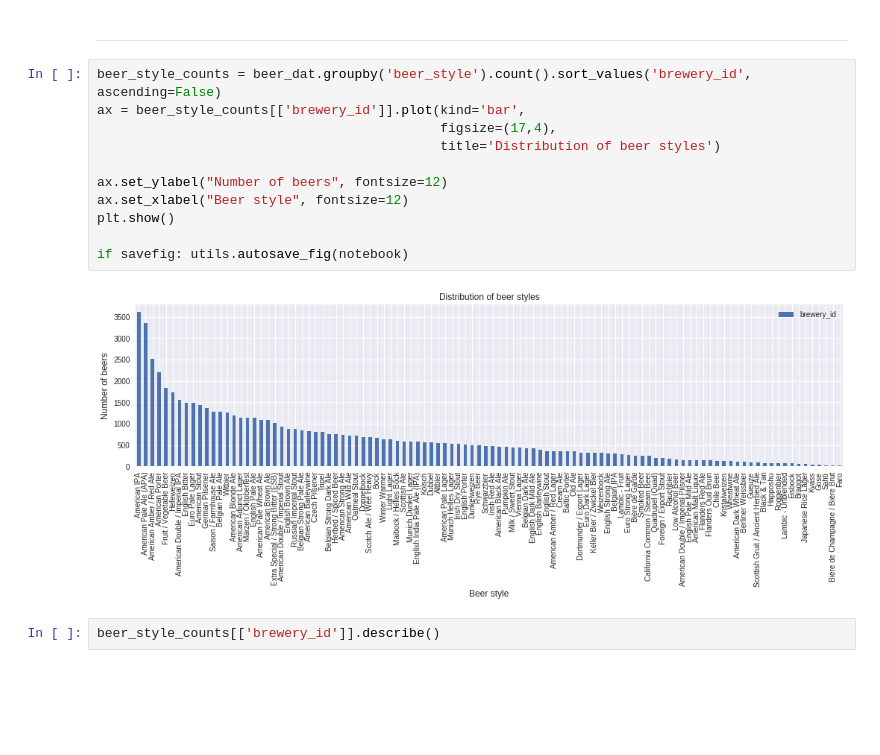
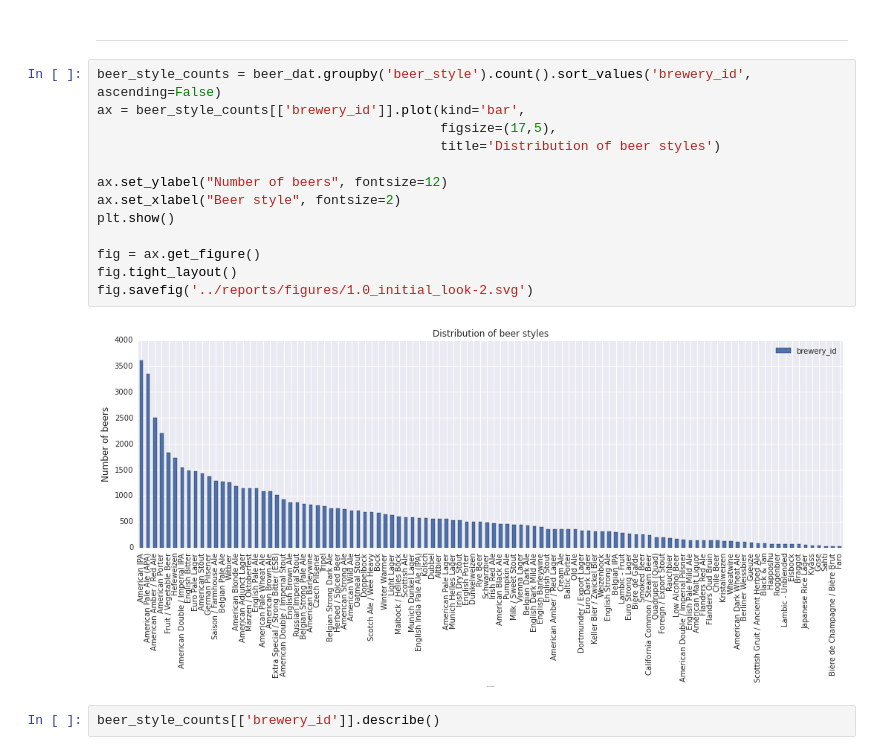
Before and after one commit to ConstantinoSchillebeeckx/CiBO, a Jupyter notebook: notebooks/explore/1.0_initial_look.ipynb, the cells around one changed output. Drawn from its saved outputs; the diff is of its cells as text; blank space fills up the shorter version.

```diff
--- a/notebooks/explore/1.0_initial_look.ipynb
+++ b/notebooks/explore/1.0_initial_look.ipynb
@@ -178,16 +194,18 @@ There are a total of 5840 breweries which get an average of ~11 beers reviewed.
 # %%
 beer_style_counts = beer_dat.groupby('beer_style').count().sort_values('brewery_id', ascending=False)
 ax = beer_style_counts[['brewery_id']].plot(kind='bar',
-                                            figsize=(17,4),
+                                            figsize=(17,5),
                                             title='Distribution of beer styles')
 
 ax.set_ylabel("Number of beers", fontsize=12)
-ax.set_xlabel("Beer style", fontsize=12)
+ax.set_xlabel("Beer style", fontsize=2)
 plt.show()
 
-if savefig: utils.autosave_fig(notebook)
+fig = ax.get_figure()
+fig.tight_layout()
+fig.savefig('../reports/figures/1.0_initial_look-2.svg')
 # %% [output]
-[figure, old version]
+[figure, new version]
 # %%
 beer_style_counts[['brewery_id']].describe()
 # %% [output]
```
Also changed, not shown: parts of 10 cells of this notebook, 21 other files.
